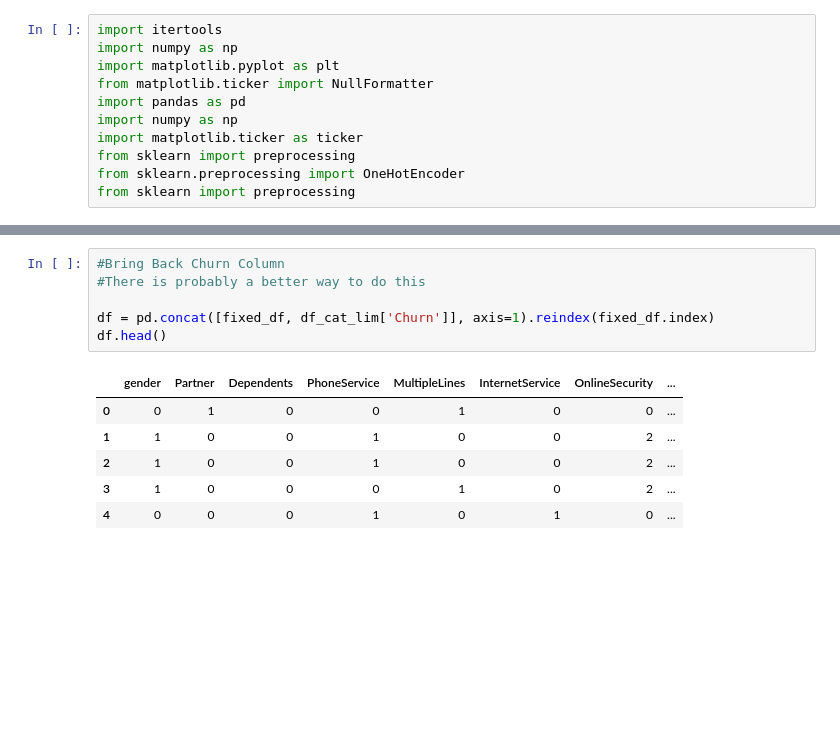
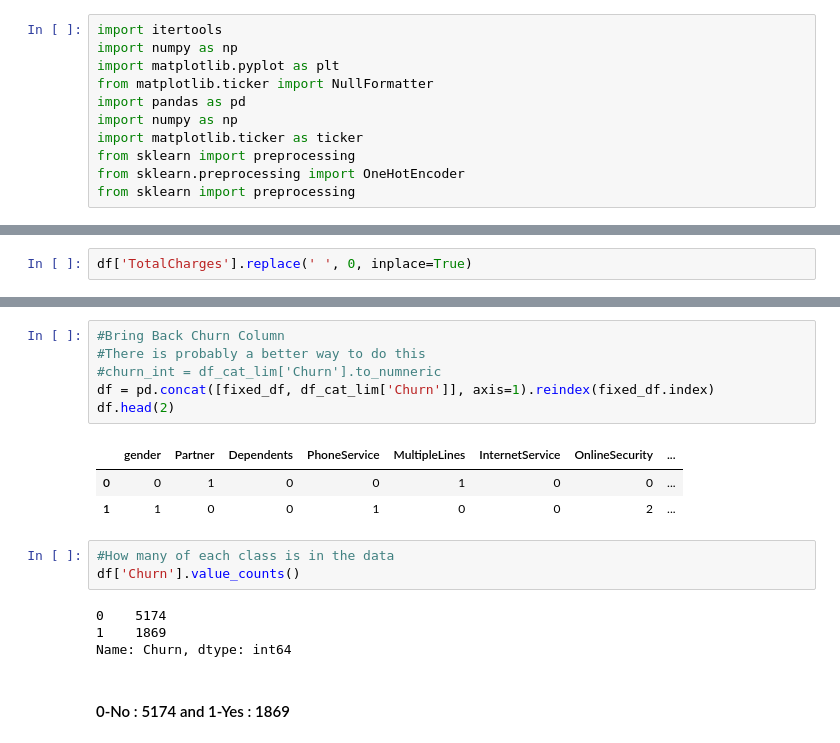
Before and after one commit to IMabuza/k-nearest-neighbours, a Jupyter notebook: k-nearest-neighbours.ipynb, the cells around one changed output, grey strips where cells are left out. Drawn from its saved outputs; the diff is of its cells as text; blank space fills up the shorter version.

```diff
--- a/k-nearest-neighbours.ipynb
+++ b/k-nearest-neighbours.ipynb
@@ -25,3 +36,5 @@ df.head()
+# %%
+df['TotalCharges'].replace(' ', 0, inplace=True)
 # %%
 #Remove customer ID
 
@@ -79,13 +84,19 @@ fixed_df.head()
 # %%
 #Bring Back Churn Column
 #There is probably a better way to do this
-
+#churn_int = df_cat_lim['Churn'].to_numneric
 df = pd.concat([fixed_df, df_cat_lim['Churn']], axis=1).reindex(fixed_df.index)
-df.head()
+df.head(2)
 # %% [output]
 |  | gender | Partner | Dependents | PhoneService | MultipleLines | InternetService | OnlineSecurity | ... |
 | 0 | 0 | 1 | 0 | 0 | 1 | 0 | 0 | ... |
 | 1 | 1 | 0 | 0 | 1 | 0 | 0 | 2 | ... |
-| 2 | 1 | 0 | 0 | 1 | 0 | 0 | 2 | ... |
-| 3 | 1 | 0 | 0 | 0 | 1 | 0 | 2 | ... |
-| 4 | 0 | 0 | 0 | 1 | 0 | 1 | 0 | ... |
+# %%
+#How many of each class is in the data
+df['Churn'].value_counts()
+# %% [output]
+0    5174
+1    1869
+Name: Churn, dtype: int64
+# %% [markdown]
+#### 0-No : 5174 and 1-Yes : 1869
```
Also changed, not shown: parts of 10 cells of this notebook.
